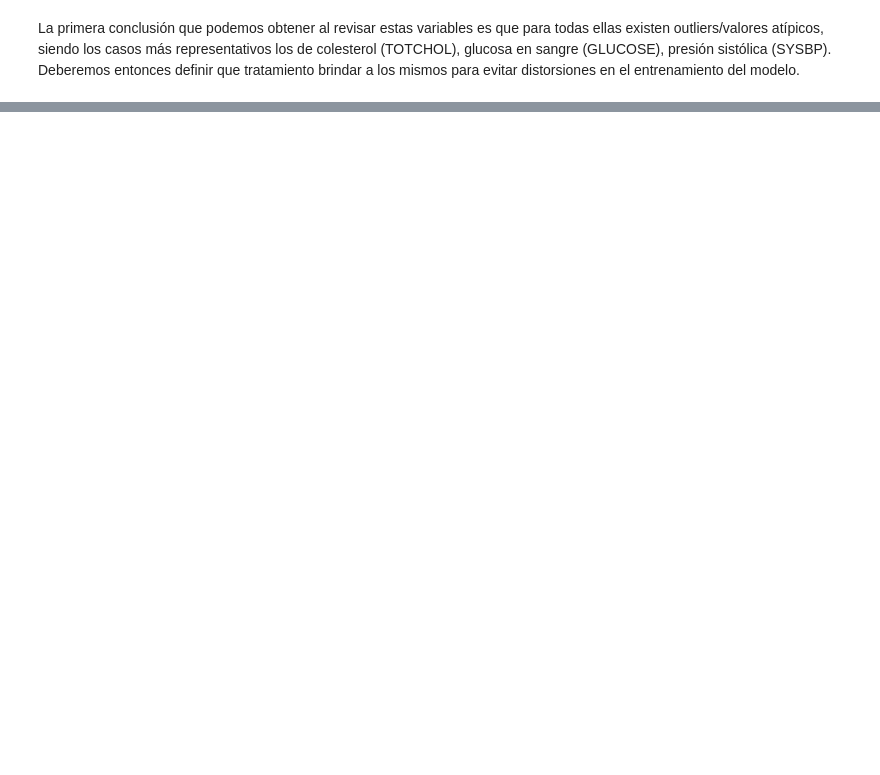
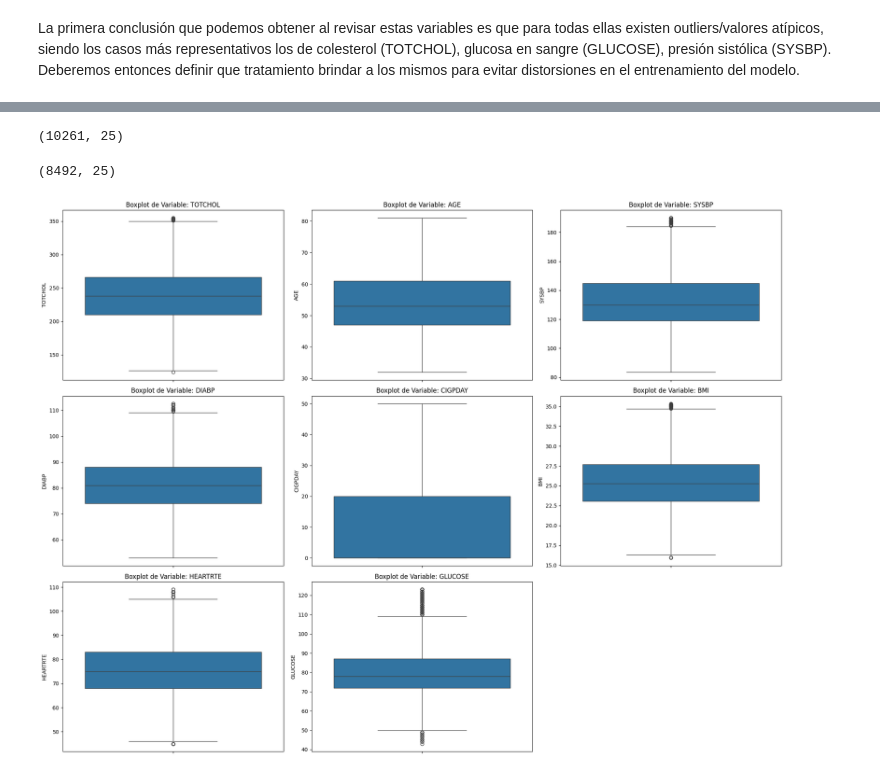
Before and after one commit to estebanbec/machine_learning, a Jupyter notebook: Colab_Proyecto.ipynb, the cells around one changed output, grey strips where cells are left out. Drawn from its saved outputs; the diff is of its cells as text; code cells hidden in the pictures; blank space fills up the shorter version.

```diff
--- a/Colab_Proyecto.ipynb
+++ b/Colab_Proyecto.ipynb
@@ -352,0 +355,5 @@ Deberemos entonces definir que tratamiento brindar a los mismos para evitar dist
+# %%
+Q1 = df_sin_ID[columnas].quantile(0.25)
+Q3 = df_sin_ID[columnas].quantile(0.75)
+IQR = Q3 - Q1
+IQR
@@ -352,0 +370,2 @@ Deberemos entonces definir que tratamiento brindar a los mismos para evitar dist
+# %%
+identificacion_outliers = (df_sin_ID[columnas] < (Q1 - 1.5 * IQR)) | (df_sin_ID[columnas] > (Q3 + 1.5 * IQR))
@@ -352,0 +402,22 @@ Deberemos entonces definir que tratamiento brindar a los mismos para evitar dist
+# %%
+df_sin_ID.shape
+# %% [output]
+(10261, 25)
+# %%
+df_sin_outliers = df_sin_ID[~identificacion_outliers.any(axis=1)]
+# %%
+df_sin_outliers.shape
+# %% [output]
+(8492, 25)
+# %%
+plt.figure(figsize=(20, 15))
+
+for i, col in enumerate(columnas, 1):
+    plt.subplot(3, 3, i)
+    sns.boxplot(y=df_sin_outliers[col])
+    plt.title(f'Boxplot de Variable: {col}')
+plt.tight_layout()
+
+plt.show()
+# %% [output]
+[figure, added]
```
Also changed, not shown: parts of 7 cells of this notebook.
